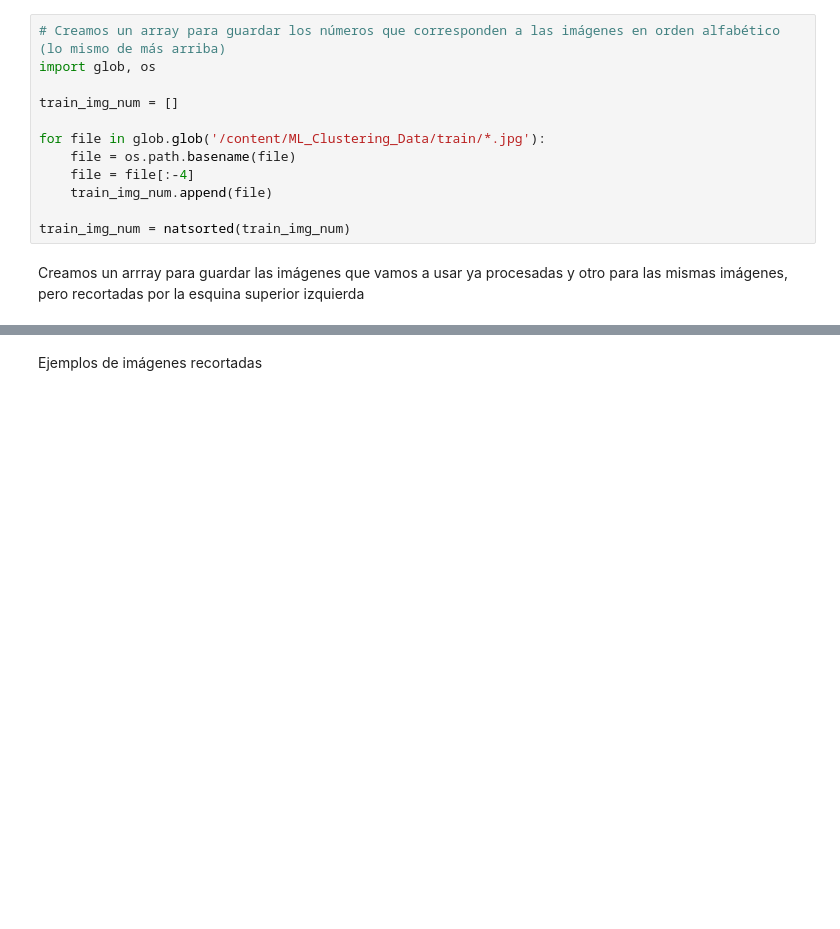
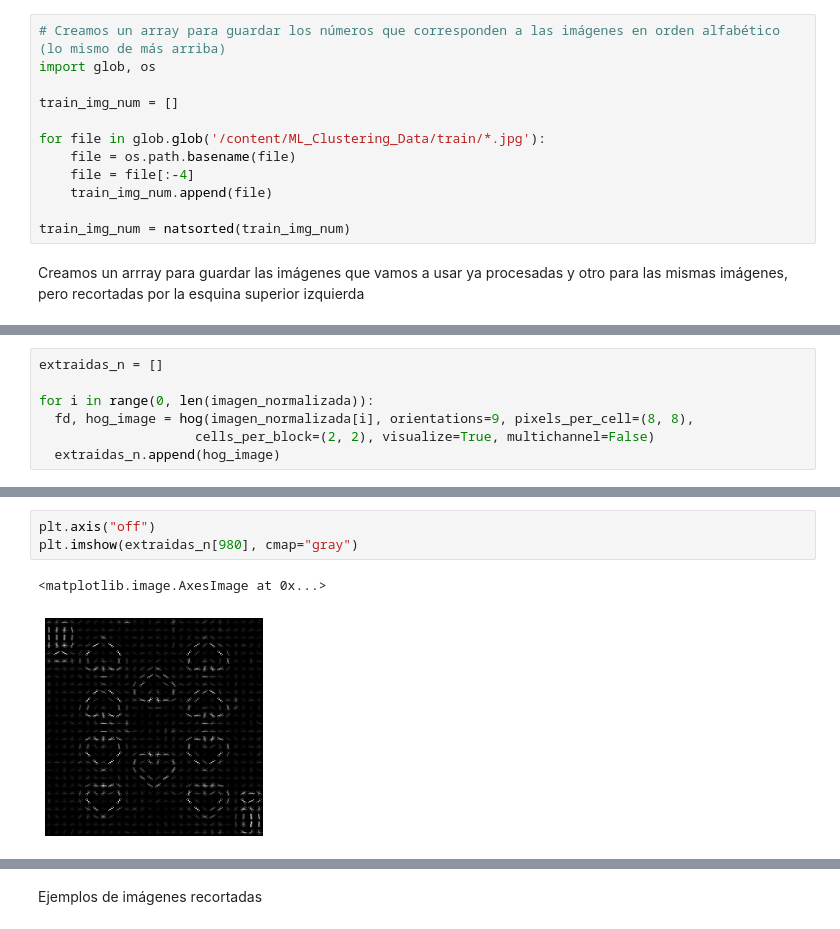
Before and after one commit to cynthiatcelorio/ML_Clustering, a Jupyter notebook: cynthia.ipynb, the cells around one changed output, grey strips where cells are left out. Cells and saved outputs as stored; diff of their text form; blank space fills up the shorter version.

```diff
--- a/cynthia.ipynb
+++ b/cynthia.ipynb
@@ -192,0 +208,7 @@ for imagePath in imagePaths:
+# %%
+extraidas_n = []
+
+for i in range(0, len(imagen_normalizada)):
+  fd, hog_image = hog(imagen_normalizada[i], orientations=9, pixels_per_cell=(8, 8),
+                	cells_per_block=(2, 2), visualize=True, multichannel=False)
+  extraidas_n.append(hog_image)
@@ -193,3 +221,9 @@ for imagePath in imagePaths:
+# %%
+plt.axis("off")
+plt.imshow(extraidas_n[980], cmap="gray")
+# %% [output]
+<matplotlib.image.AxesImage at 0x...>
+[figure, added]
 # %%
 from skimage import io
 plt.imshow(imagen_normalizada[1653])
```
Also changed, not shown: parts of 17 cells of this notebook.
